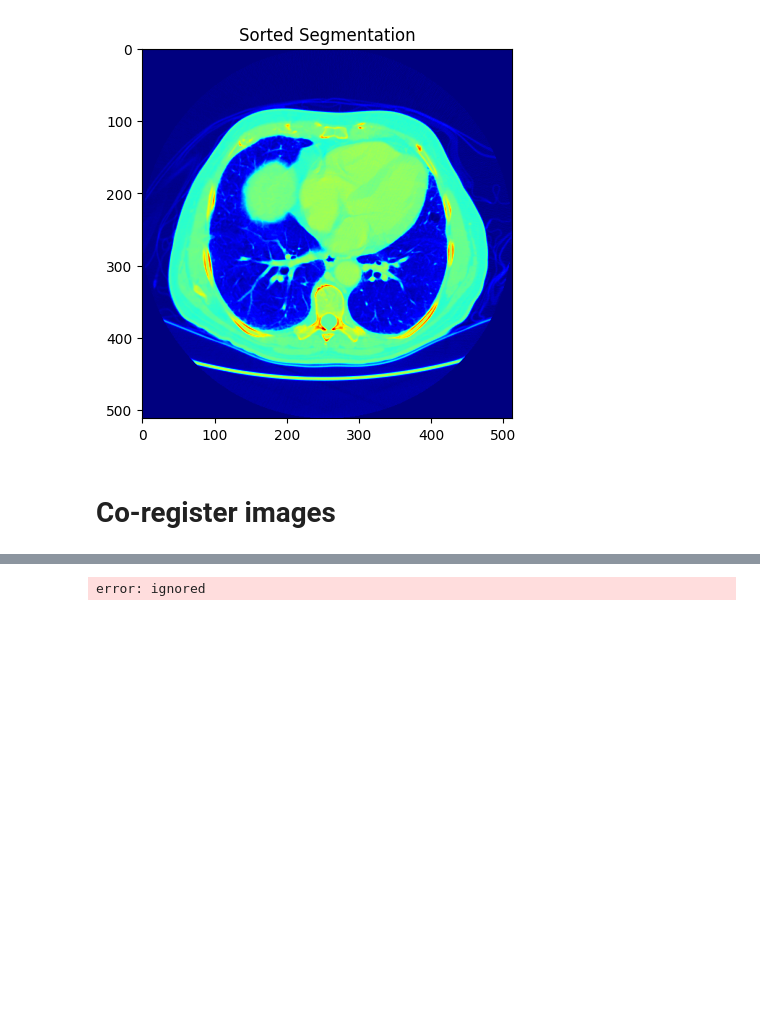
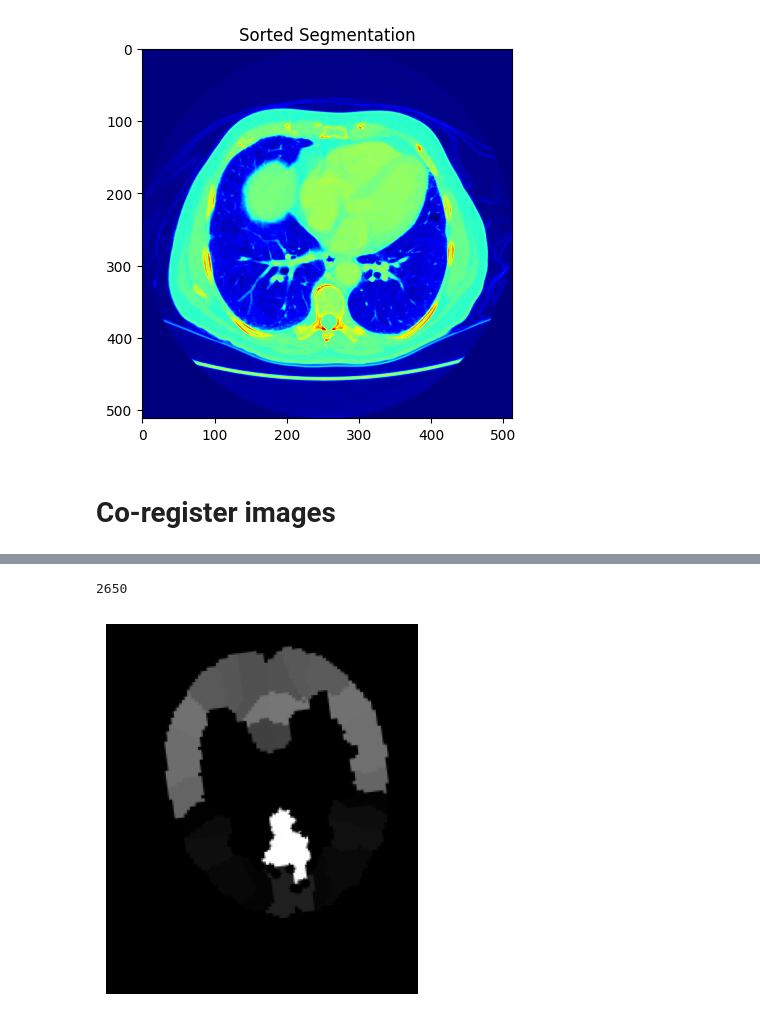
Before and after one commit to claredavies/MedicalImaging, a Jupyter notebook: MedicalImagingProject.ipynb, the cells around one changed output, grey strips where cells are left out. Drawn from its saved outputs; the diff is of its cells as text; code cells hidden in the pictures; blank space fills up the shorter version.

Commit message:
Able to return co-registered image but not sure if correct

```diff
--- a/MedicalImagingProject.ipynb
+++ b/MedicalImagingProject.ipynb
@@ -299,5 +376,26 @@ plt.show()
+# %%
+def filter_corresponding_landmarks(ref_landmarks, input_landmarks):
+    input_landmarks_len = len(input_landmarks)
+    ref_landmarks_len = len(ref_landmarks)
+
+    # Find the minimum length between the two sets
+    min_length = min(input_landmarks_len, ref_landmarks_len)
+
+    # Slice the landmarks to the size of the smallest set
+    input_landmarks = input_landmarks[:min_length]
+    ref_landmarks = ref_landmarks[:min_length]
+
+    return input_landmarks, ref_landmarks
 # %%
+import numpy as np
+import cv2
+from scipy.optimize import minimize
+
 def coregister_images_landmarks(input_image, reference_image, input_landmarks, reference_landmarks):
+    # Convert landmarks to NumPy arrays
+    input_landmarks = np.array(input_landmarks)
+    reference_landmarks = np.array(reference_landmarks)
+
     # Define the loss function
     def loss_function(params):
         # Extract translation and rotation parameters
@@ -316,7 +414,7 @@ def coregister_images_landmarks(input_image, reference_image, input_landmarks, r
         return loss
 
     # Initialize the initial parameters for optimization
-    initial_params = [0, 0, 0]  # Initial translation (tx, ty) and rotation angle (theta)
+    initial_params = np.array([0, 0, 0])  # Initial translation (tx, ty) and rotation angle (theta)
 
     # Use an optimizer to find the optimal parameters of the rigid motion
     result = minimize(loss_function, initial_params, method='Nelder-Mead')
@@ -403,19 +436,22 @@ plt.show()
-# %%
-# Read DICOM files using pydicom
-input_dcm = pydicom.dcmread('AAL3_1mm.dcm')
-reference_dcm = pydicom.dcmread('icbm_avg_152_t1_tal_nlin_symmetric_VI.dcm')
-
-# Extract pixel data from DICOM files
-input_image = input_dcm.pixel_array[100]
-reference_image = reference_dcm.pixel_array[0]
-
-# Call detect_landmarks function
-input_landmarks, reference_landmarks = detect_landmarks(input_image, reference_image)
-
-print("Input Landmarks:", input_landmarks)
-print("Reference Landmarks:", reference_landmarks)
-# %% [output]
-error: ignored
+# %%
+input_images = input_dcm.pixel_array
+ref_images = reference_dcm.pixel_array[0:181]
+
+input_landmarks = detect_landmarks_optical_flow(input_images)
+ref_landmarks = detect_landmarks_optical_flow(ref_images)
+
+input_landmarks, ref_landmarks = filter_corresponding_landmarks(input_landmarks, ref_landmarks)
+print(len(input_landmarks))
+
+# Coregister the images using landmarks and optimization
+coregistered_image = coregister_images_landmarks(input_images[100], ref_images[100], input_landmarks, ref_landmarks)
+
+plt.imshow(coregistered_image, cmap='gray')
+plt.axis('off')  # Turn off the axis labels
+plt.show()
+# %% [output]
+2650
+[figure, added]
 # %%
 # Example usage
 input_image = cv2.imread('input_image.jpg', 0)  # Load input image in grayscale
```
Also changed, not shown: parts of 10 cells of this notebook.
